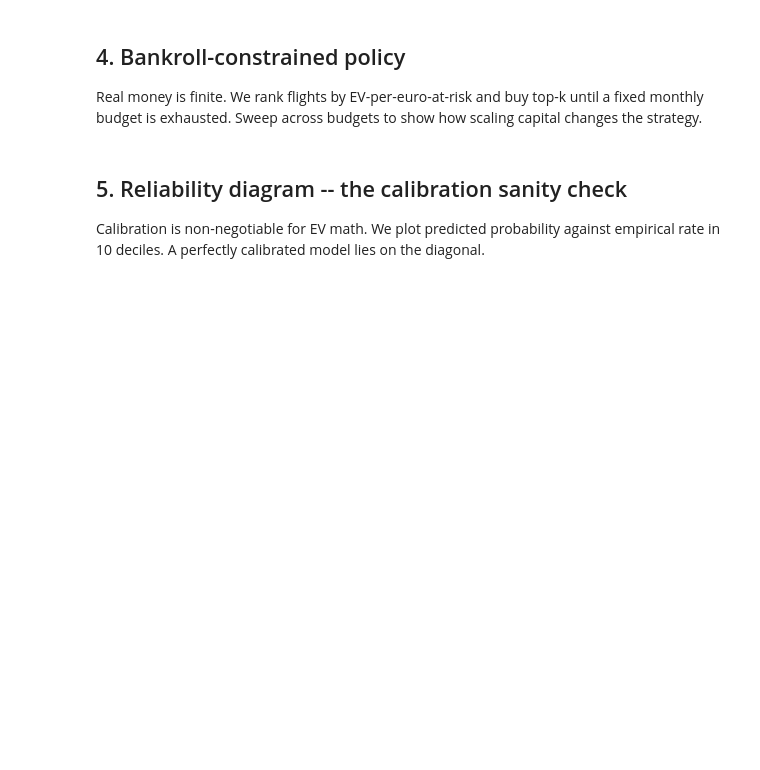
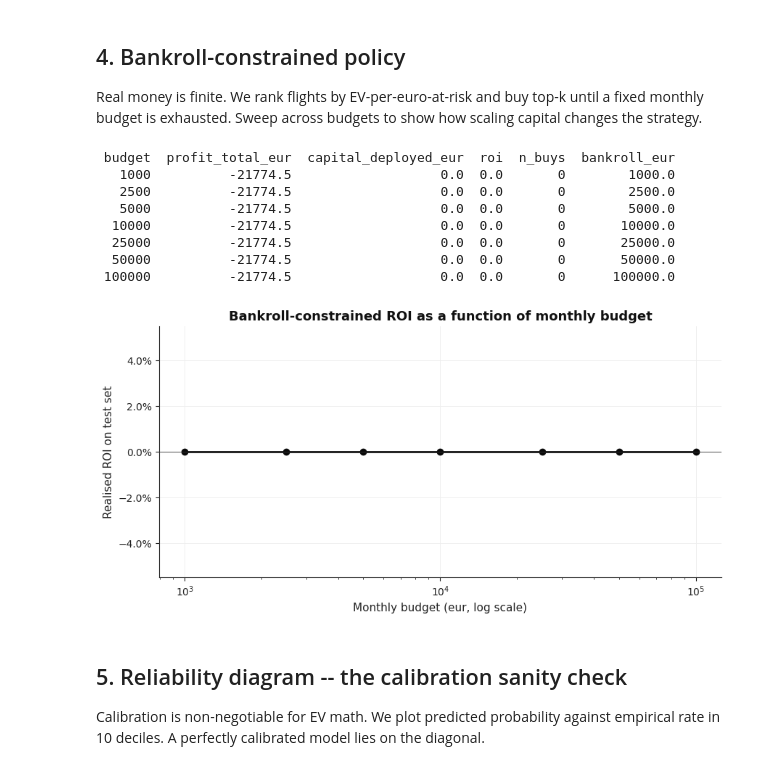
Before and after one commit to snsourieu2024/flight-delay-payout216, a Jupyter notebook: notebooks/04_threshold_optimization.ipynb, the cells around one changed output. Cells and saved outputs as stored; diff of their text form; code cells hidden in the pictures; blank space fills up the shorter version.

Commit message:
Profit metric, per-flight tau*, break-even + threshold tests & figures

```diff
--- a/notebooks/04_threshold_optimization.ipynb
+++ b/notebooks/04_threshold_optimization.ipynb
@@ -180,22 +199,32 @@ Real money is finite. We rank flights by EV-per-euro-at-risk and buy top-k until
 # %%
 budgets = [1_000, 2_500, 5_000, 10_000, 25_000, 50_000, 100_000]
 rows = []
 for B in budgets:
-    out = bankroll_constrained_profit(y_te, proba_te, T_te, d_te, monthly_budget_eur=B, cfg=cfg)
+    out = bankroll_constrained_profit(y_te, proba_te, T_te, d_te, bankroll_eur=B, cfg=cfg)
     rows.append({"budget": B, **out})
 bank = pd.DataFrame(rows)
 print(bank.to_string(index=False))
 
 fig, ax = plt.subplots(figsize=(10, 4.5))
 ax.plot(bank["budget"], bank["roi"], marker="o", color="#0a0a0a", linewidth=2)
 ax.axhline(0, color="#333", linewidth=0.6)
 ax.set_xscale("log")
 ax.yaxis.set_major_formatter(mpl.ticker.PercentFormatter(xmax=1.0))
 ax.set_xlabel("Monthly budget (eur, log scale)")
 ax.set_ylabel("Realised ROI on test set")
 ax.set_title("Bankroll-constrained ROI as a function of monthly budget")
 plt.savefig(FIGS / "04_bankroll_curve.png")
 plt.show()
+# %% [output]
+ budget  profit_total_eur  capital_deployed_eur  roi  n_buys  bankroll_eur
+   1000          -21774.5                   0.0  0.0       0        1000.0
+   2500          -21774.5                   0.0  0.0       0        2500.0
+   5000          -21774.5                   0.0  0.0       0        5000.0
+  10000          -21774.5                   0.0  0.0       0       10000.0
+  25000          -21774.5                   0.0  0.0       0       25000.0
+  50000          -21774.5                   0.0  0.0       0       50000.0
+ 100000          -21774.5                   0.0  0.0       0      100000.0
+[figure, added]
 # %% [markdown]
 ## 5. Reliability diagram -- the calibration sanity check
 
```
Also changed, not shown: parts of 11 cells of this notebook, 7 other files.
